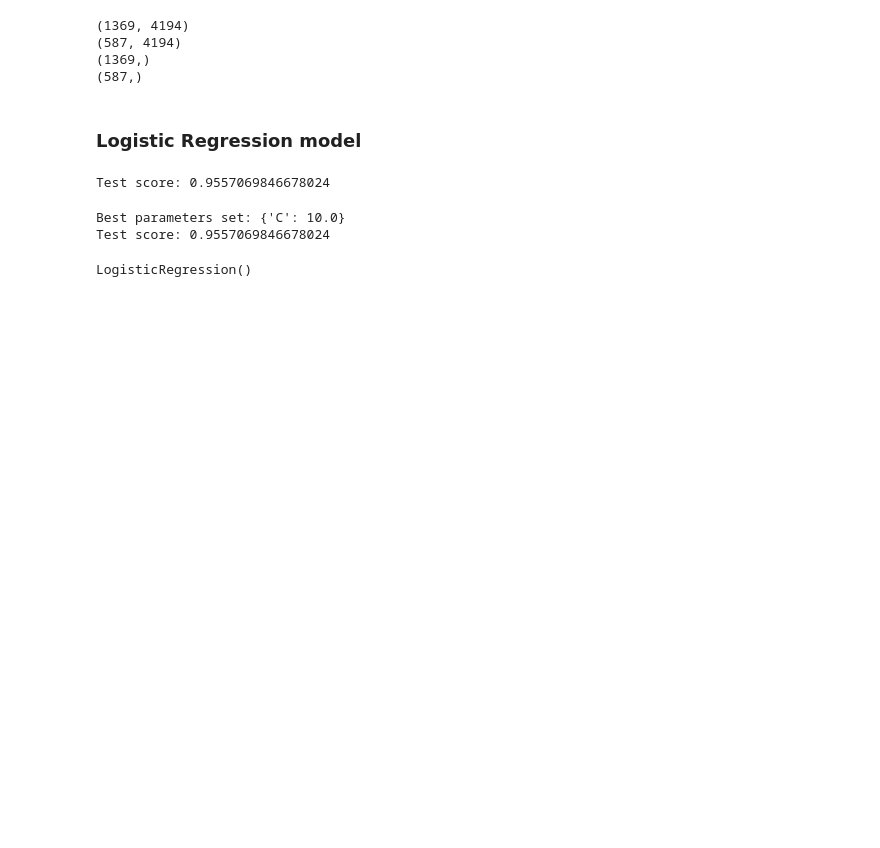
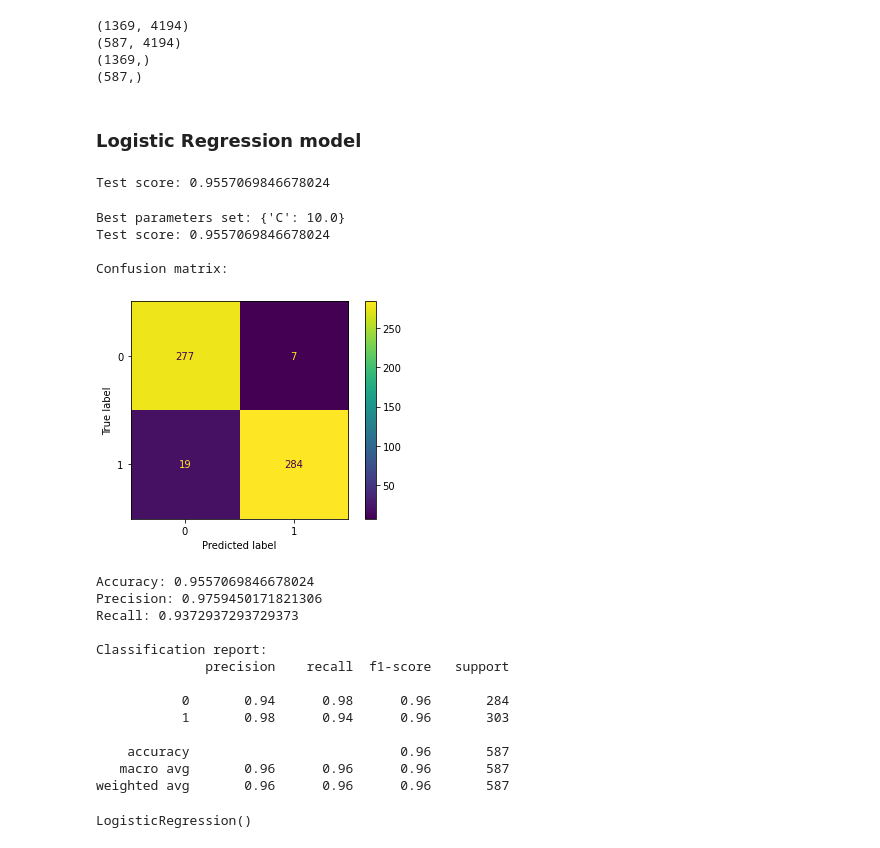
Before and after one commit to padieul/yt_spam_scanner, a Jupyter notebook: models/logistic-regression.ipynb, the cells around one changed output. Drawn from its saved outputs; the diff is of its cells as text; code cells hidden in the pictures; blank space fills up the shorter version.

```diff
--- a/models/logistic-regression.ipynb
+++ b/models/logistic-regression.ipynb
@@ -156,13 +163,47 @@ Test score: 0.9557069846678024
 # %%
 param_grid_ = {'C': [1e-5, 1e-3, 1e-1, 1e0, 1e1, 1e2]}
 clf = GridSearchCV(LogisticRegression(), cv=5, param_grid=param_grid_)
 clf.fit(X_train, y_train)
+
+y_predict = clf.predict(X_test)
+y_predict_proba = clf.predict_proba(X_test)
+
 score = clf.score(X_test, y_test)
+
 print(f"Best parameters set: {clf.best_params_}")
 print(f"Test score: {score}")
+
+print("\nConfusion matrix:")
+cm = confusion_matrix(y_test, y_predict)
+disp = ConfusionMatrixDisplay(confusion_matrix=cm)
+disp.plot()
+plt.show()
+
+print(f"Accuracy: {sklearn.metrics.accuracy_score(y_test, y_predict)}")
+print(f"Precision: {sklearn.metrics.precision_score(y_test, y_predict)}")
+print(f"Recall: {sklearn.metrics.recall_score(y_test, y_predict)}")
+
+print("\nClassification report:")
+print(classification_report(y_test, y_predict))
 # %% [output]
 Best parameters set: {'C': 10.0}
 Test score: 0.9557069846678024
+
+Confusion matrix:
+[figure, added]
+Accuracy: 0.9557069846678024
+Precision: 0.9759450171821306
+Recall: 0.9372937293729373
+
+Classification report:
+              precision    recall  f1-score   support
+
+           0       0.94      0.98      0.96       284
+           1       0.98      0.94      0.96       303
+
+    accuracy                           0.96       587
+   macro avg       0.96      0.96      0.96       587
+weighted avg       0.96      0.96      0.96       587
 # %%
 model_output_path = 'saved_models/log_reg_clf.sav'
 
```
Also changed, not shown: parts of 3 cells of this notebook.
